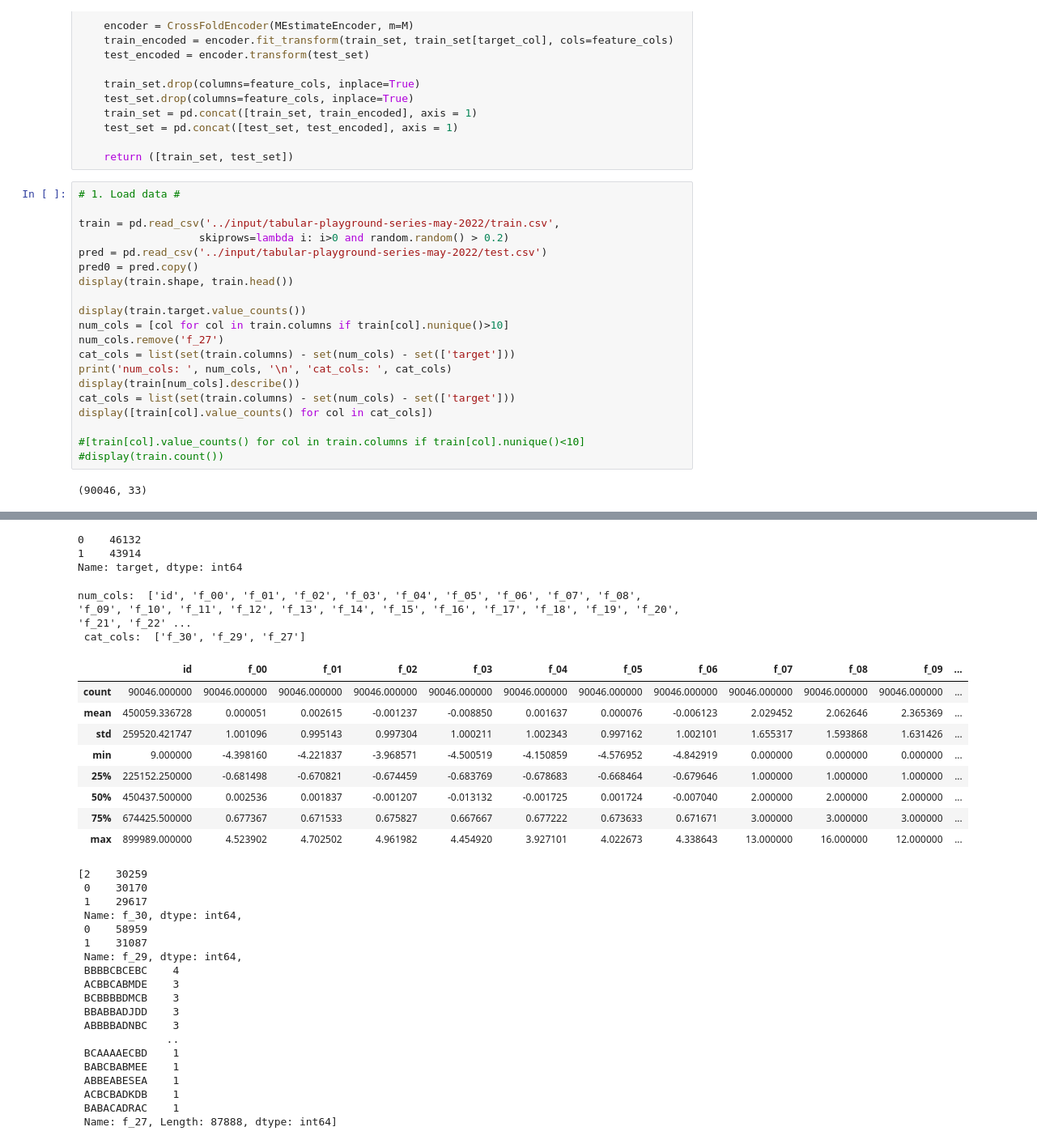
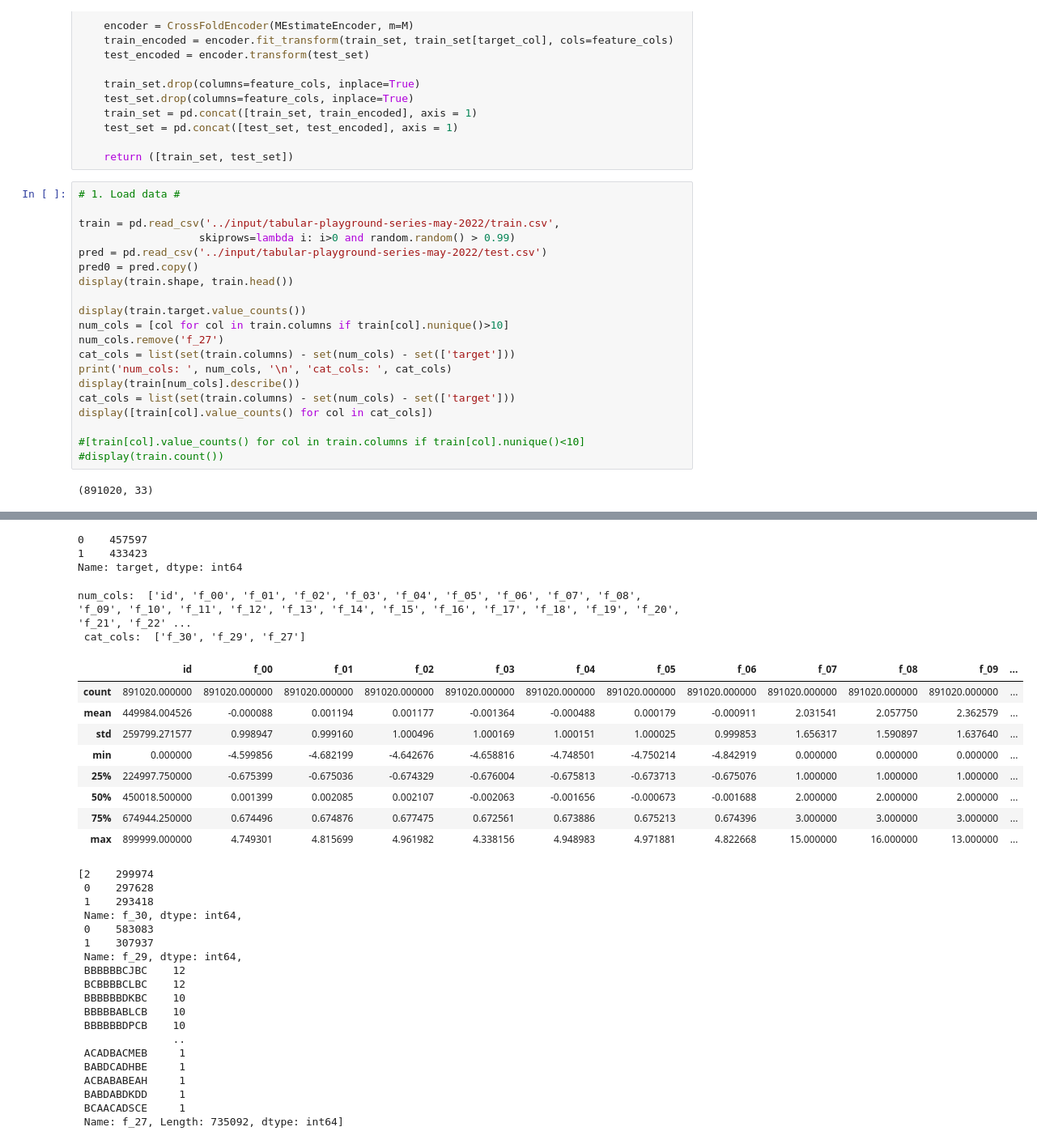
Before and after one commit to MykolaPinchuk/KaggleProjects, a Jupyter notebook: kp-pgs0522.ipynb, the cells around one changed output, grey strips where cells are left out. Shown at 81% size. Drawn from its saved outputs; the diff is of its cells as text.

```diff
--- a/kp-pgs0522.ipynb
+++ b/kp-pgs0522.ipynb
@@ -99,7 +99,7 @@ def TargetEncoderMP(train_set, test_set, feature_cols, target_col, M=5):
 # 1. Load data #
 
 train = pd.read_csv('../input/tabular-playground-series-may-2022/train.csv',
-                   skiprows=lambda i: i>0 and random.random() > 0.2)
+                   skiprows=lambda i: i>0 and random.random() > 0.99)
 pred = pd.read_csv('../input/tabular-playground-series-may-2022/test.csv')
 pred0 = pred.copy()
 display(train.shape, train.head())
@@ -116,5 +116,5 @@ display([train[col].value_counts() for col in cat_cols])
 #[train[col].value_counts() for col in train.columns if train[col].nunique()<10]
 #display(train.count())
 # %% [output]
-(90046, 33)
+(891020, 33)
 |  | id | f_00 | f_01 | f_02 | f_03 | f_04 | f_05 | f_06 | f_07 | f_08 | f_09 | ... |
@@ -126,36 +126,36 @@ display([train[col].value_counts() for col in cat_cols])
-0    46132
-1    43914
+0    457597
+1    433423
 Name: target, dtype: int64
 num_cols:  ['id', 'f_00', 'f_01', 'f_02', 'f_03', 'f_04', 'f_05', 'f_06', 'f_07', 'f_08', 'f_09', 'f_10', 'f_11', 'f_12', 'f_13', 'f_14', 'f_15', 'f_16', 'f_17', 'f_18', 'f_19', 'f_20', 'f_21', 'f_22' ...
  cat_cols:  ['f_30', 'f_29', 'f_27']
 |  | id | f_00 | f_01 | f_02 | f_03 | f_04 | f_05 | f_06 | f_07 | f_08 | f_09 | ... |
-| count | 90046.000000 | 90046.000000 | 90046.000000 | 90046.000000 | 90046.000000 | 90046.000000 | 90046.000000 | 90046.000000 | 90046.000000 | 90046.000000 | 90046.000000 | ... |
-| mean | 450059.336728 | 0.000051 | 0.002615 | -0.001237 | -0.008850 | 0.001637 | 0.000076 | -0.006123 | 2.029452 | 2.062646 | 2.365369 | ... |
-| std | 259520.421747 | 1.001096 | 0.995143 | 0.997304 | 1.000211 | 1.002343 | 0.997162 | 1.002101 | 1.655317 | 1.593868 | 1.631426 | ... |
-| min | 9.000000 | -4.398160 | -4.221837 | -3.968571 | -4.500519 | -4.150859 | -4.576952 | -4.842919 | 0.000000 | 0.000000 | 0.000000 | ... |
-| 25% | 225152.250000 | -0.681498 | -0.670821 | -0.674459 | -0.683769 | -0.678683 | -0.668464 | -0.679646 | 1.000000 | 1.000000 | 1.000000 | ... |
-| 50% | 450437.500000 | 0.002536 | 0.001837 | -0.001207 | -0.013132 | -0.001725 | 0.001724 | -0.007040 | 2.000000 | 2.000000 | 2.000000 | ... |
-| 75% | 674425.500000 | 0.677367 | 0.671533 | 0.675827 | 0.667667 | 0.677222 | 0.673633 | 0.671671 | 3.000000 | 3.000000 | 3.000000 | ... |
-| max | 899989.000000 | 4.523902 | 4.702502 | 4.961982 | 4.454920 | 3.927101 | 4.022673 | 4.338643 | 13.000000 | 16.000000 | 12.000000 | ... |
+| count | 891020.000000 | 891020.000000 | 891020.000000 | 891020.000000 | 891020.000000 | 891020.000000 | 891020.000000 | 891020.000000 | 891020.000000 | 891020.000000 | 891020.000000 | ... |
+| mean | 449984.004526 | -0.000088 | 0.001194 | 0.001177 | -0.001364 | -0.000488 | 0.000179 | -0.000911 | 2.031541 | 2.057750 | 2.362579 | ... |
+| std | 259799.271577 | 0.998947 | 0.999160 | 1.000496 | 1.000169 | 1.000151 | 1.000025 | 0.999853 | 1.656317 | 1.590897 | 1.637640 | ... |
+| min | 0.000000 | -4.599856 | -4.682199 | -4.642676 | -4.658816 | -4.748501 | -4.750214 | -4.842919 | 0.000000 | 0.000000 | 0.000000 | ... |
+| 25% | 224997.750000 | -0.675399 | -0.675036 | -0.674329 | -0.676004 | -0.675813 | -0.673713 | -0.675076 | 1.000000 | 1.000000 | 1.000000 | ... |
+| 50% | 450018.500000 | 0.001399 | 0.002085 | 0.002107 | -0.002063 | -0.001656 | -0.000673 | -0.001688 | 2.000000 | 2.000000 | 2.000000 | ... |
+| 75% | 674944.250000 | 0.674496 | 0.674876 | 0.677475 | 0.672561 | 0.673886 | 0.675213 | 0.674396 | 3.000000 | 3.000000 | 3.000000 | ... |
+| max | 899999.000000 | 4.749301 | 4.815699 | 4.961982 | 4.338156 | 4.948983 | 4.971881 | 4.822668 | 15.000000 | 16.000000 | 13.000000 | ... |
-[2    30259
- 0    30170
- 1    29617
+[2    299974
+ 0    297628
+ 1    293418
  Name: f_30, dtype: int64,
- 0    58959
- 1    31087
+ 0    583083
+ 1    307937
  Name: f_29, dtype: int64,
- BBBBCBCEBC    4
- ACBBCABMDE    3
- BCBBBBDMCB    3
- BBABBADJDD    3
- ABBBBADNBC    3
-              ..
- BCAAAAECBD    1
- BABCBABMEE    1
- ABBEABESEA    1
- ACBCBADKDB    1
- BABACADRAC    1
- Name: f_27, Length: 87888, dtype: int64]
+ BBBBBBCJBC    12
+ BCBBBBCLBC    12
+ BBBBBBDKBC    10
+ BBBBBABLCB    10
+ BBBBBBDPCB    10
+               ..
+ ACADBACMEB     1
+ BABDCADHBE     1
+ ACBABABEAH     1
+ BABDABDKDD     1
+ BCAACADSCE     1
+ Name: f_27, Length: 735092, dtype: int64]
 # %%
 # 3. split data #
 
```
Also changed, not shown: parts of 10 cells of this notebook.
